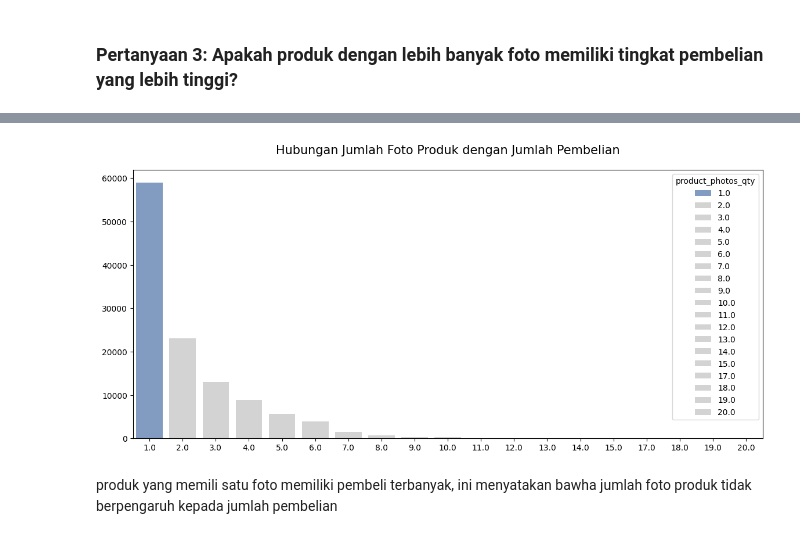
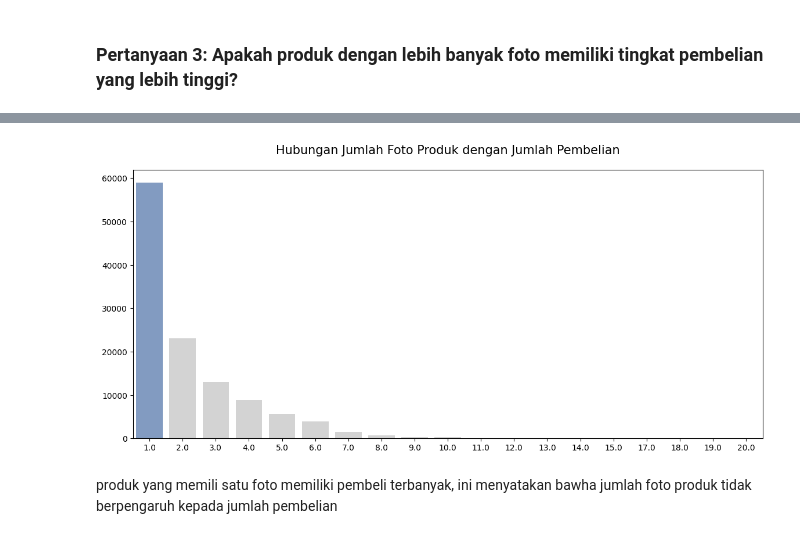
Before and after one commit to asgarindoo/CCMLP-Ecommerce-Analysis, a Jupyter notebook: notebook.ipynb, the cells around one changed output, grey strips where cells are left out. Saved outputs shown, nothing was run; the diff lists cells and outputs as text; code cells hidden in the pictures.

```diff
--- a/notebook.ipynb
+++ b/notebook.ipynb
@@ -1291,17 +1302,17 @@ Name: order_id, dtype: int64
 # %%
 plt.figure(figsize=(14,6))
 
 colors = ["#79C" ,"#D3D3D3", "#D3D3D3", "#D3D3D3", "#D3D3D3", "#D3D3D3", "#D3D3D3", "#D3D3D3", "#D3D3D3", "#D3D3D3","#D3D3D3","#D3D3D3","#D3D3D3","#D3D3D3","#D3D3D3","#D3D3D3","#D3D3D3","#D3D3D3","#D3D3D3"]
 
-sns.barplot(x=photo_sales_grouped.index, y=photo_sales_grouped.values, palette=colors, hue=photo_sales_grouped.index)
+sns.barplot(x=photo_sales_grouped.index, y=photo_sales_grouped.values, palette=colors, hue=photo_sales_grouped.index, legend=False)
 
 plt.title("Hubungan Jumlah Foto Produk dengan Jumlah Pembelian", pad=20, size=15)
 plt.xlabel(None)
 plt.ylabel(None)
 
 plt.show()
 # %% [output]
-[figure, old version]
+[figure, new version]
 # %% [markdown]
 produk yang memili satu foto memiliki pembeli terbanyak, ini menyatakan bawha jumlah foto produk tidak berpengaruh kepada jumlah pembelian
 # %% [markdown]
```
Also changed, not shown: parts of 8 cells of this notebook.
